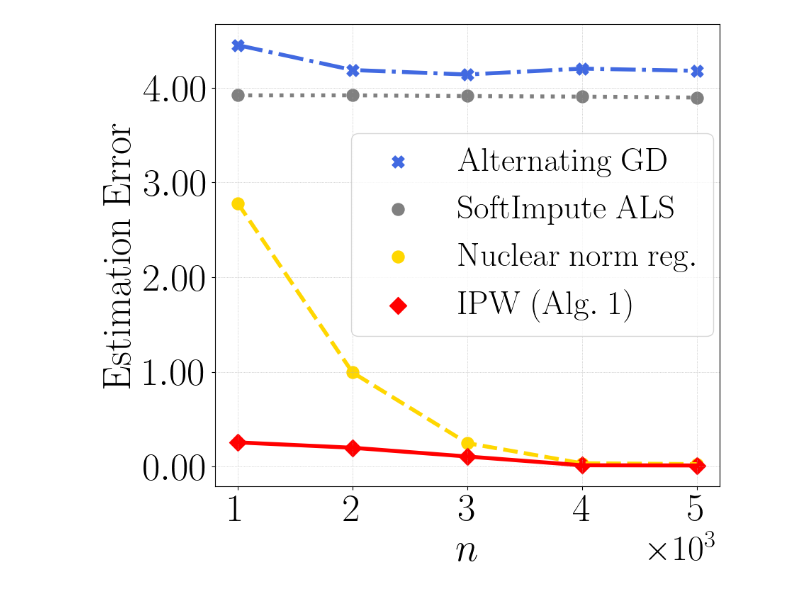
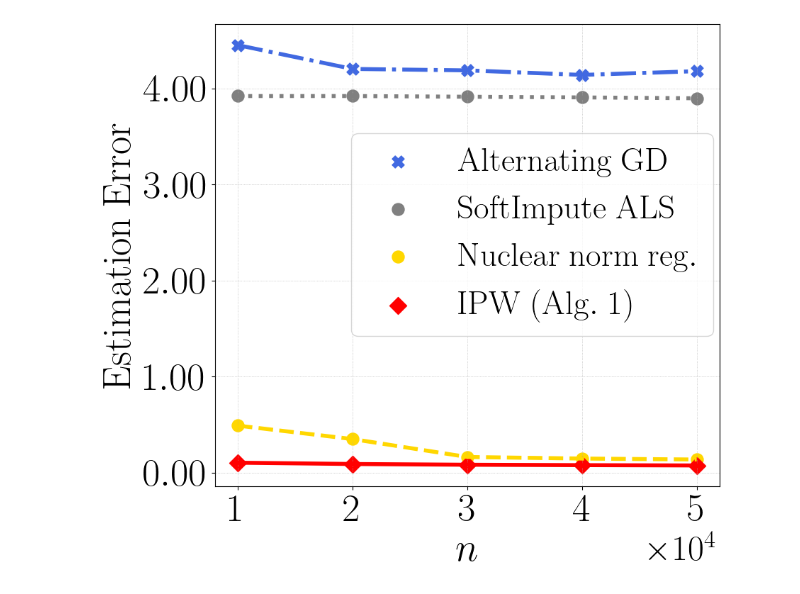
Before and after one commit to VirtuosoResearch/Matrix-completion-from-ultrasparse-samples, a Jupyter notebook: revised_figures/two_observations_per_row.ipynb, the cells around one changed output. Cells and saved outputs as stored; diff of their text form; code cells hidden in the pictures.

```diff
--- a/revised_figures/two_observations_per_row.ipynb
+++ b/revised_figures/two_observations_per_row.ipynb
@@ -15,21 +15,21 @@ mpl.rcParams['savefig.dpi'] = 1200
 mpl.rcParams['text.usetex'] = True  # not really needed
 # %%
 # title = r'$\mathrm{Synthetic~(2~obervations)}$'
-# d1 = [1000, 5000, 10000, 20000, 30000]
-# alt_GD = np.array([4.4501028, 4.1873474, 4.1397815, 4.2022367, 4.3389158])
-# softimpute_als = np.array([3.9199268, 3.9201284, 3.9127384, 3.9058255, 3.8966076])
-# nuclear_reg = np.array([2.7798764, 0.0113320, 0.0096235, 0.0714754, 0.0846233])
-# iipw_1 = np.array([3.9895393, 3.9368068, 3.8819335, 3.7691855, 3.6639122])
-# #iipw = np.array([3.8805952, 2.1690504, 0.7195714, 0.1405762, 0.0598621])
-# iipw = np.array([0.2562545, 0.0177211, 0.0088158, 0.0063238, 0.0052505])
-
-d1 = [1000, 2000,3000, 4000,5000]
-alt_GD = np.array([4.4501028, 4.1873474, 4.1397815, 4.2022367, 4.1787729])
+d1 = [10000, 20000, 30000, 40000, 50000]
+alt_GD = np.array([4.4501028, 4.2022367, 4.1873474, 4.1397815, 4.1787729])
 softimpute_als = np.array([3.9199268, 3.9201284, 3.9127384, 3.9058255, 3.8966076])
-nuclear_reg = np.array([2.7798764, 0.9943208, 0.2485757, 0.0359067, 0.0267315])
+nuclear_reg = np.array([0.4885208, 0.3486387, 0.1621245, 0.1456465, 0.1357119])
 #iipw_1 = np.array([3.9895393, 3.9368068, 3.8819335, 3.7691855, 3.6639122])
 #iipw = np.array([3.8805952, 2.1690504, 0.7195714, 0.1405762, 0.0598621])
-iipw = np.array([0.2562545, 0.1998093, 0.1073091, 0.0145956, 0.0126978])
+iipw = np.array([0.1024208, 0.0889522, 0.0813717, 0.0769307, 0.0737476])
+
+# d1 = [1000, 2000,3000, 4000,5000]
+# alt_GD = np.array([4.4501028, 4.1873474, 4.1397815, 4.2022367, 4.1787729])
+# softimpute_als = np.array([3.9199268, 3.9201284, 3.9127384, 3.9058255, 3.8966076])
+# nuclear_reg = np.array([2.7798764, 0.9943208, 0.2485757, 0.0359067, 0.0267315])
+# #iipw_1 = np.array([3.9895393, 3.9368068, 3.8819335, 3.7691855, 3.6639122])
+# #iipw = np.array([3.8805952, 2.1690504, 0.7195714, 0.1405762, 0.0598621])
+# iipw = np.array([0.2562545, 0.1998093, 0.1073091, 0.0145956, 0.0126978])
 
 f, ax = plt.subplots(figsize=(9,8))
 
@@ -41,33 +41,33 @@ f, ax = plt.subplots(figsize=(9,8))
 
 plt.plot(d1, alt_GD, lw=4, color='royalblue',ls="dashdot" )
 plt.plot(d1, softimpute_als, lw=4, color='grey', ls="dotted")
 plt.plot(d1, nuclear_reg, lw=4, color='gold', ls="dashed")
 plt.plot(d1, iipw, color='red',lw=4)
 
 plt.scatter(d1, alt_GD, s=150, color='royalblue', label=r"$\mathrm{Alternating~GD}$", marker="X")
 plt.scatter(d1, softimpute_als, s=150, color='grey', label=r"$\mathrm{SoftImpute~ALS}$", marker="o")
 plt.scatter(d1, nuclear_reg, s=150, color='gold', label=r"$\mathrm{Nuclear~norm~reg.}$")
 plt.scatter(d1, iipw, s=150, color='red', label=r"$\mathrm{IPW~(Alg.~1)}$", marker="D")
 
 plt.legend(fontsize=34, loc='upper right', bbox_to_anchor=(1.02, 0.8))
 
 plt.xlabel(r"$n$", fontsize=40)
 plt.ylabel(r"$\mathrm{Estimation~Error}$", fontsize=40)
 
 #xticks = [0, 10000, 20000, 30000]
 plt.xticks(d1, fontsize=40)
 plt.ticklabel_format(style='sci', scilimits=(0,0), axis='x')
 plt.yticks([0,1,2,3,4],[r'$\mathrm{0.00}$', r'$\mathrm{1.00}$', r'$\mathrm{2.00}$', r'$\mathrm{3.00}$', r'$\mathrm{4.00}$'],fontsize=40)
 ax.xaxis.get_offset_text().set_fontsize(36)
 
 plt.grid(lw=0.5, ls=":")
 plt.tight_layout()
 plot_name = f"two_per_row_err.pdf"
 plt.savefig(plot_name, bbox_inches='tight', format="pdf", dpi=1200)
 
 plt.show()
 plt.close()
 # %% [output]
-[figure, old version]
+[figure, new version]
 # %%
 # observed entries
```
Also changed, not shown: parts of 1 cell of this notebook, 5 other files.
